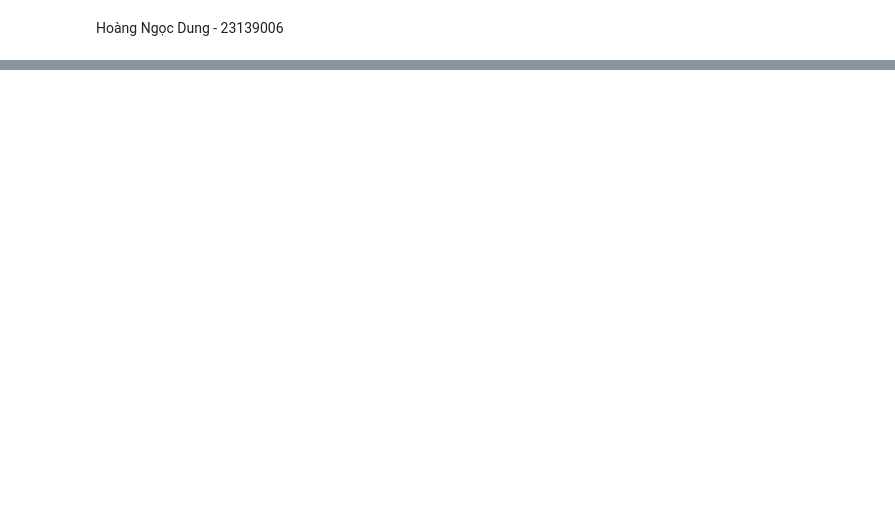
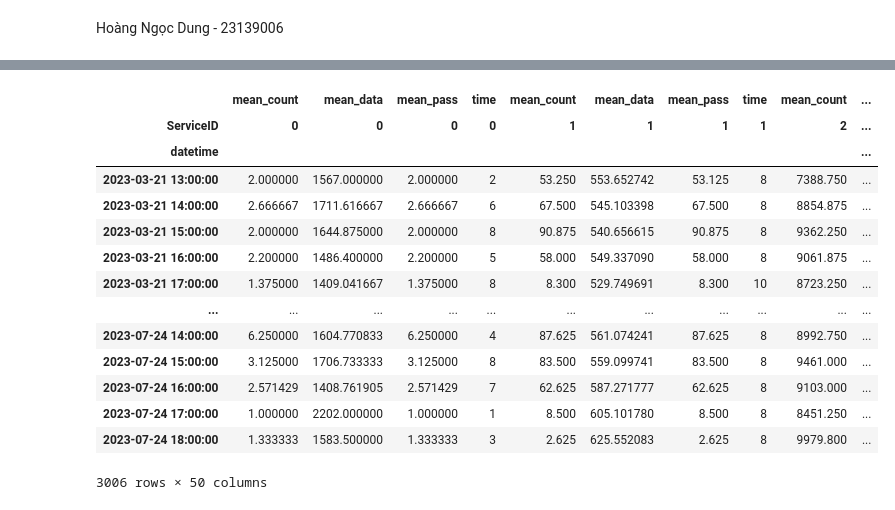
Before and after one commit to giunzz/Data_Science, a Jupyter notebook: GK_data/BT.ipynb, the cells around one changed output, grey strips where cells are left out. Cells and saved outputs as stored; diff of their text form; code cells hidden in the pictures; blank space fills up the shorter version.

```diff
--- a/GK_data/BT.ipynb
+++ b/GK_data/BT.ipynb
@@ -159,9 +47,16 @@ df
 # %%
-def query_interval(df, t_datetime, T):
-    start = t_datetime - pd.Timedelta(hours=T)
-    return df[(df["datetime"] >= start) & (df["datetime"] <= t_datetime)]
+def query(df, t_datetime, months=0, years=0, days=0, hours=0):
+    t = pd.to_datetime(t_datetime)
+
+    offset = pd.DateOffset(years=years, months=months)
+    td = pd.Timedelta(days=days, hours=hours)
+    start = t - offset - td
+
+    #[t - delta_t, t]
+    mask = (df["datetime"] >= start) & (df["datetime"] <= t)
+    return df.loc[mask]
 # %%
-t = pd.to_datetime("2023-06-08 3:00:00")
-result = query_interval(df, t, 18)
+t = "2023-07-24 18:00:00"
+result = query(df, t, years=0, months=4, days=3, hours=5)
 result = result.sort_index()
-print(result.shape)
+result
@@ -167,0 +95,37 @@ print(result.shape)
+# %%
+# Rút trích đặc trưng trong khoảng [t - delta_t, t]
+features = (
+    result.groupby(["datetime", "ServiceID"])
+        .agg(
+        mean_count=("count", "mean"),
+        mean_pass =("passed", "mean"),
+        mean_data =("data", "mean"),
+        time      =("period", "count")
+        )
+)
+
+matrix = (
+    features.unstack(level="ServiceID", fill_value=0)
+            .sort_index(axis=1, level=1)
+)
+
+matrix["DoW"] = matrix.index.dayofweek
+matrix["HiD"] = matrix.index.hour
+
+matrix
+# %% [output]
+|  | mean_count | mean_data | mean_pass | time | mean_count | mean_data | mean_pass | time | mean_count | ... |
+| ServiceID | 0 | 0 | 0 | 0 | 1 | 1 | 1 | 1 | 2 | ... |
+| datetime |  |  |  |  |  |  |  |  |  | ... |
+| 2023-03-21 13:00:00 | 2.000000 | 1567.000000 | 2.000000 | 2 | 53.250 | 553.652742 | 53.125 | 8 | 7388.750 | ... |
+| 2023-03-21 14:00:00 | 2.666667 | 1711.616667 | 2.666667 | 6 | 67.500 | 545.103398 | 67.500 | 8 | 8854.875 | ... |
+| 2023-03-21 15:00:00 | 2.000000 | 1644.875000 | 2.000000 | 8 | 90.875 | 540.656615 | 90.875 | 8 | 9362.250 | ... |
+| 2023-03-21 16:00:00 | 2.200000 | 1486.400000 | 2.200000 | 5 | 58.000 | 549.337090 | 58.000 | 8 | 9061.875 | ... |
+| 2023-03-21 17:00:00 | 1.375000 | 1409.041667 | 1.375000 | 8 | 8.300 | 529.749691 | 8.300 | 10 | 8723.250 | ... |
+| ... | ... | ... | ... | ... | ... | ... | ... | ... | ... | ... |
+| 2023-07-24 14:00:00 | 6.250000 | 1604.770833 | 6.250000 | 4 | 87.625 | 561.074241 | 87.625 | 8 | 8992.750 | ... |
+| 2023-07-24 15:00:00 | 3.125000 | 1706.733333 | 3.125000 | 8 | 83.500 | 559.099741 | 83.500 | 8 | 9461.000 | ... |
+| 2023-07-24 16:00:00 | 2.571429 | 1408.761905 | 2.571429 | 7 | 62.625 | 587.271777 | 62.625 | 8 | 9103.000 | ... |
+| 2023-07-24 17:00:00 | 1.000000 | 2202.000000 | 1.000000 | 1 | 8.500 | 605.101780 | 8.500 | 8 | 8451.250 | ... |
+| 2023-07-24 18:00:00 | 1.333333 | 1583.500000 | 1.333333 | 3 | 2.625 | 625.552083 | 2.625 | 8 | 9979.800 | ... |
+3006 rows × 50 columns
```
Also changed, not shown: parts of 21 cells of this notebook, 2 other files.
